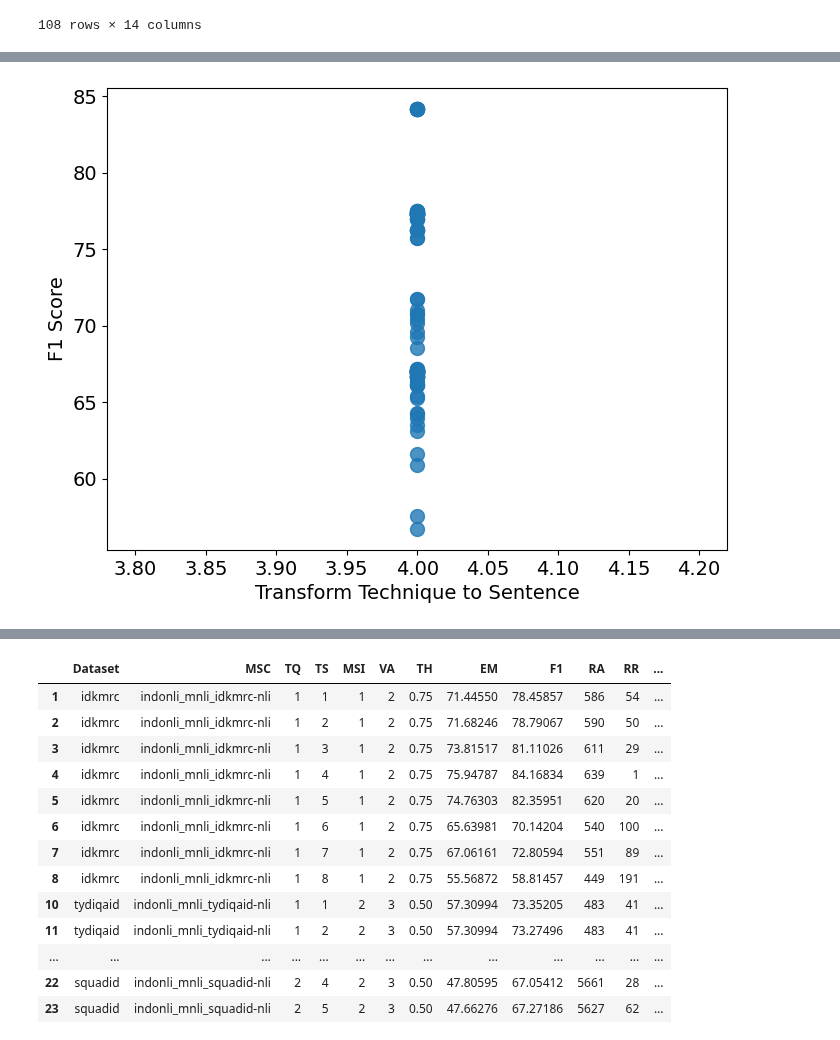
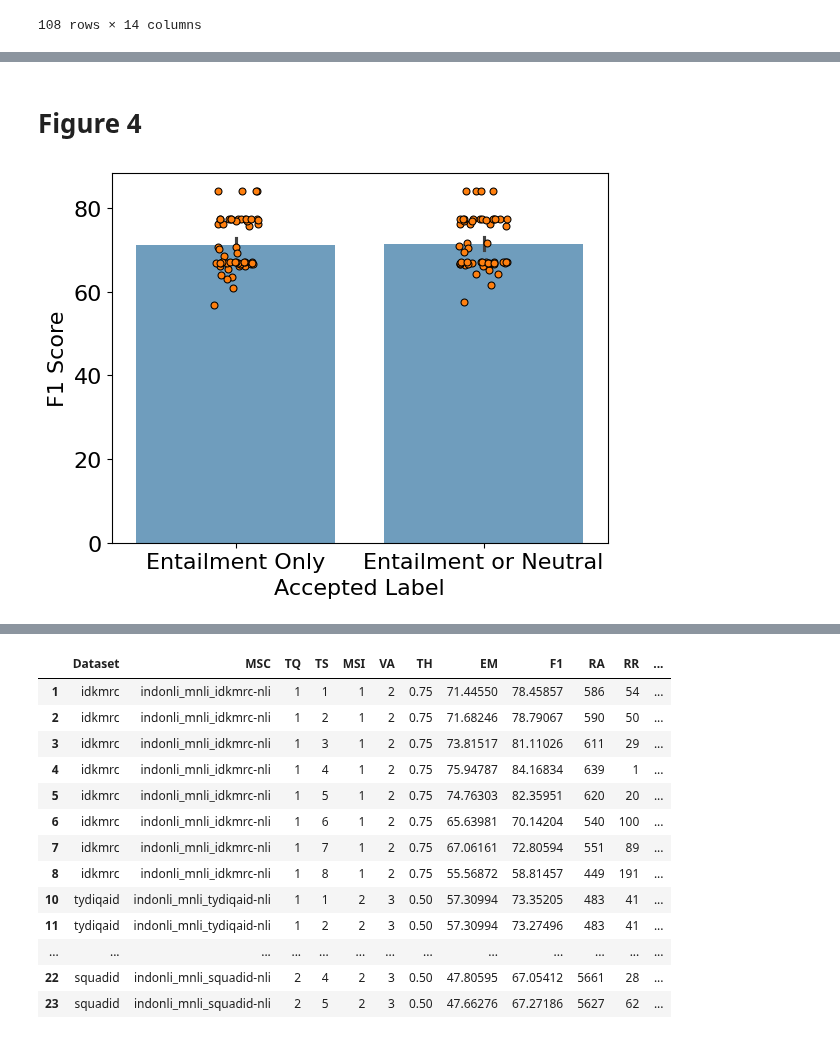
Before and after one commit to muhammadravi251001/multilingual-qas-with-nli, a Jupyter notebook: utilities/data viz.ipynb, the cells around one changed output, grey strips where cells are left out. Saved outputs shown, nothing was run; the diff lists cells and outputs as text; code cells hidden in the pictures.

```diff
--- a/utilities/data viz.ipynb
+++ b/utilities/data viz.ipynb
@@ -76,3 +77,6 @@ data
 | 145 | squadid | indonli_mnli_squadid-nli | 2 | 4 | 3 | 3 | 0.50 | 47.78068 | 67.03771 | 5659 | 30 | ... |
 | 146 | squadid | indonli_mnli_squadid-nli | 2 | 4 | 3 | 3 | 0.75 | 47.55327 | 66.88610 | 5614 | 75 | ... |
 108 rows × 14 columns
+# %%
+data['RR Ratio'] = data['RR'] / (data['RA'] + data['RR'] + data['WA'] + data['WR'])
+data['WR Ratio'] = data['WR'] / (data['RA'] + data['RR'] + data['WA'] + data['WR'])
@@ -98,13 +122,15 @@ plt.show()
 # %%
-plt.rcParams.update({'font.size': 14})
+"""
+plt.rcParams.update({'font.size': 16})
 
 plt.figure(figsize=(8, 6))
 sns.regplot(x='TQ', y='F1', data=data, scatter_kws={'s': 100}, ci=None)
-plt.xlabel('Accepted Label', fontsize=14)
-plt.ylabel('F1 Score', fontsize=14)
+plt.xlabel('Accepted Label', fontsize=16)
+plt.ylabel('F1 Score', fontsize=16)
 
 plt.xticks([1, 2], ['Entailment Only', 'Entailment or Neutral'])
 
 plt.savefig('regplot_tq_f1.png', dpi=300, bbox_inches='tight')
 plt.show()
+"""
 # %% [output]
@@ -112,10 +138,33 @@ plt.show()
-# %%
-plt.rcParams.update({'font.size': 14})
-
-plt.figure(figsize=(8, 6))
-sns.regplot(x='TS', y='F1', data=data, scatter_kws={'s': 100}, ci=None)
-plt.xlabel('Transform Technique to Sentence', fontsize=14)
-plt.ylabel('F1 Score', fontsize=14)
-plt.show()
-# %% [output]
-[figure, removed]
+# %% [markdown]
+# Figure 4
+# %%
+plt.rcParams.update({'font.size': 16})
+
+ax = sns.barplot(
+    data=data,
+    x='TQ',
+    y='F1',
+    alpha=0.7,
+)
+
+handles, labels = ax.get_legend_handles_labels()
+
+sns.stripplot(
+    data=data,
+    x='TQ',
+    y='F1',
+    dodge=True,
+    edgecolor="black",
+    linewidth=.75,
+    ax=ax,
+)
+
+plt.xlabel('Accepted Label', fontsize=16)
+plt.ylabel('F1 Score', fontsize=16)
+
+plt.xticks([0, 1], ['Entailment Only', 'Entailment or Neutral'])
+
+plt.savefig('barplot_with_individual_points_tq_f1.png', dpi=300, bbox_inches='tight')
+#plt.show()
+# %% [output]
+[figure, added]
```
Also changed, not shown: parts of 25 cells of this notebook.
